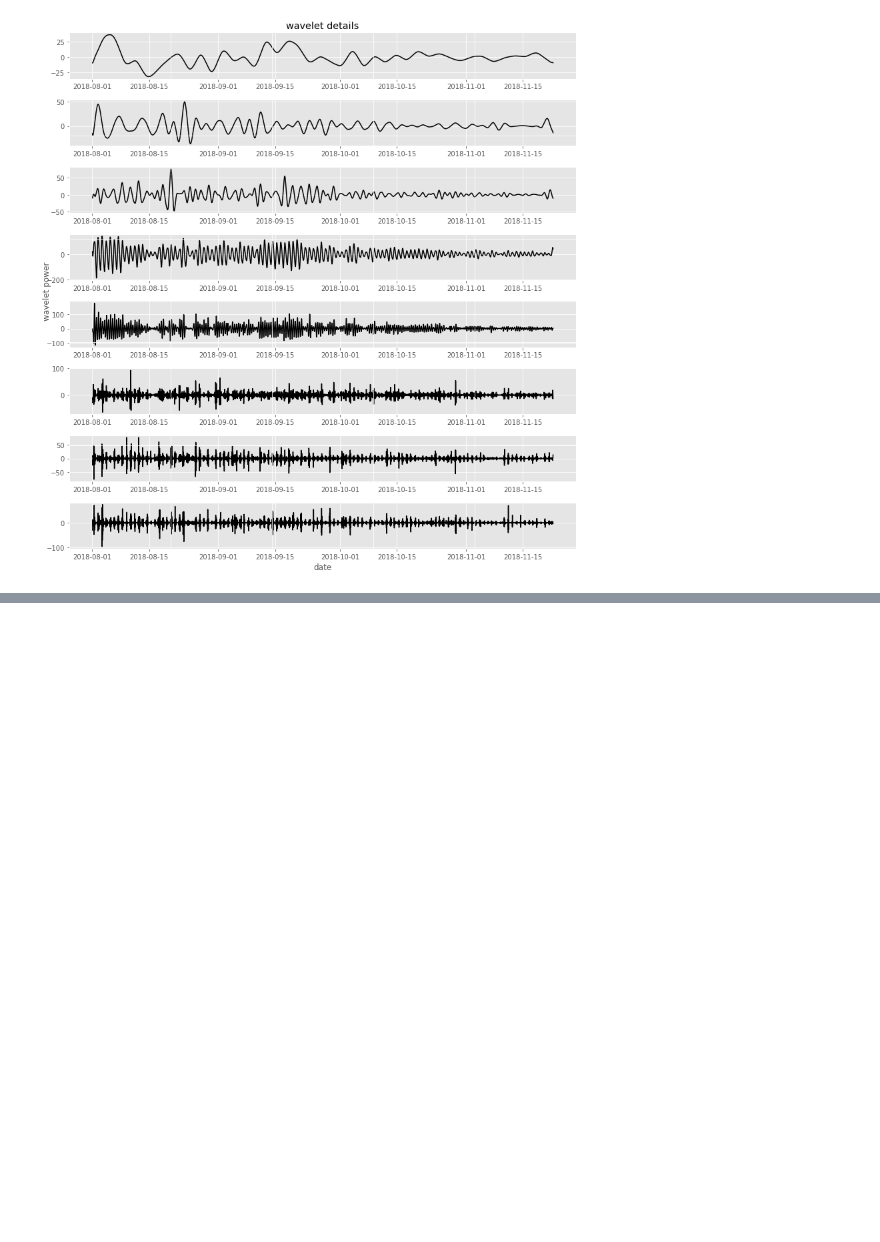
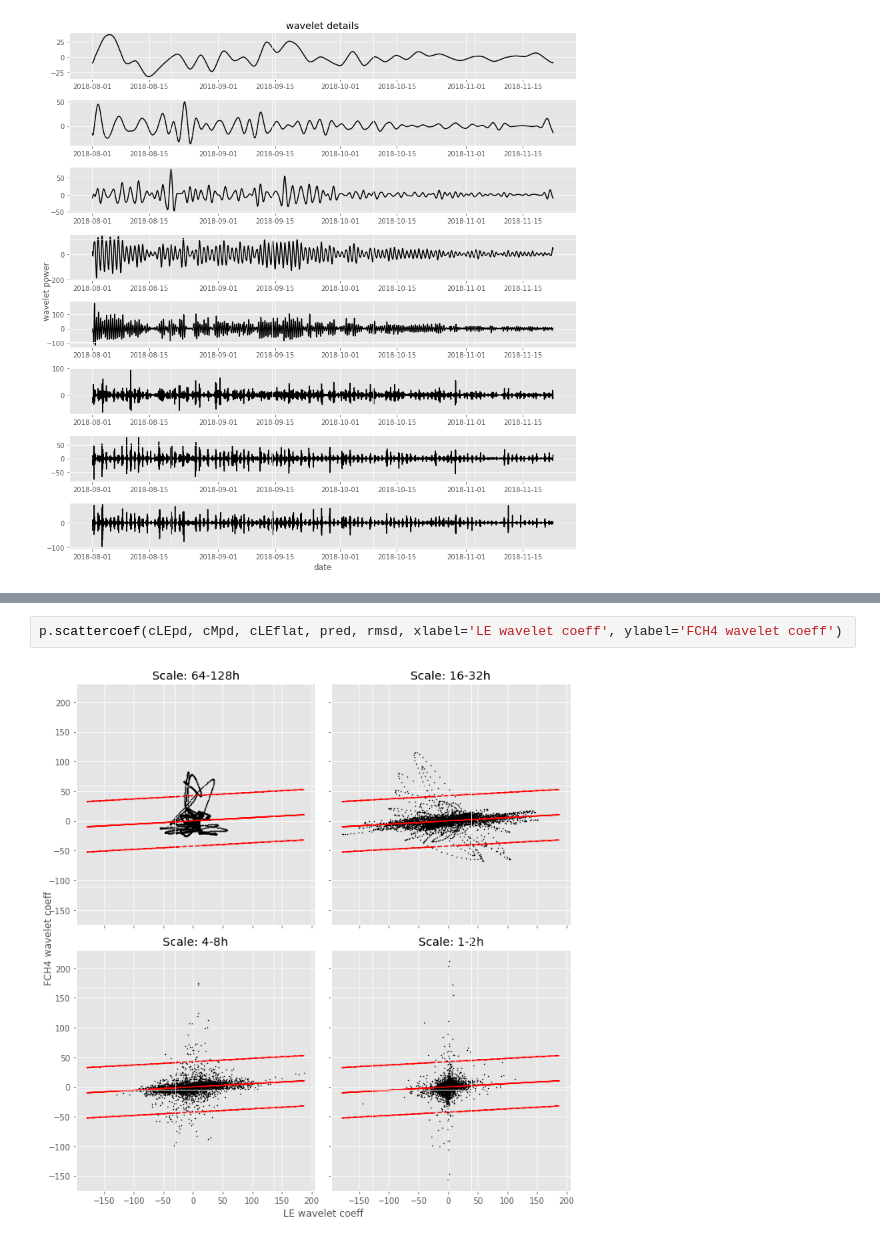
Before and after one commit to ottobriner/wavelet-partition, a Jupyter notebook: FLX_JP-BBY.ipynb, the cells around one changed output, grey strips where cells are left out. Drawn from its saved outputs; the diff is of its cells as text; blank space fills up the shorter version.

```diff
--- a/FLX_JP-BBY.ipynb
+++ b/FLX_JP-BBY.ipynb
@@ -151,0 +129,4 @@ p.scattercoef(cM_flat, cLE_flat, xlabel='FCH4 wavelet coeff', ylabel='LE wavelet
+# %%
+p.scattercoef(cLEpd, cMpd, cLEflat, pred, rmsd, xlabel='LE wavelet coeff', ylabel='FCH4 wavelet coeff')
+# %% [output]
+[figure, added]
```
Also changed, not shown: parts of 17 cells of this notebook, 2 other files.
